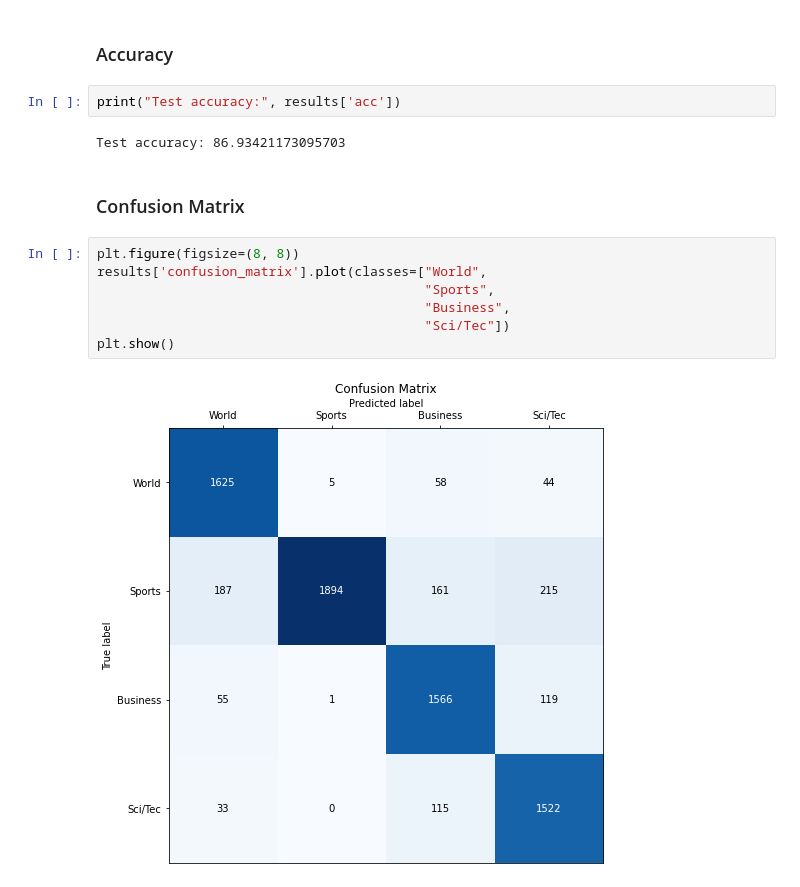
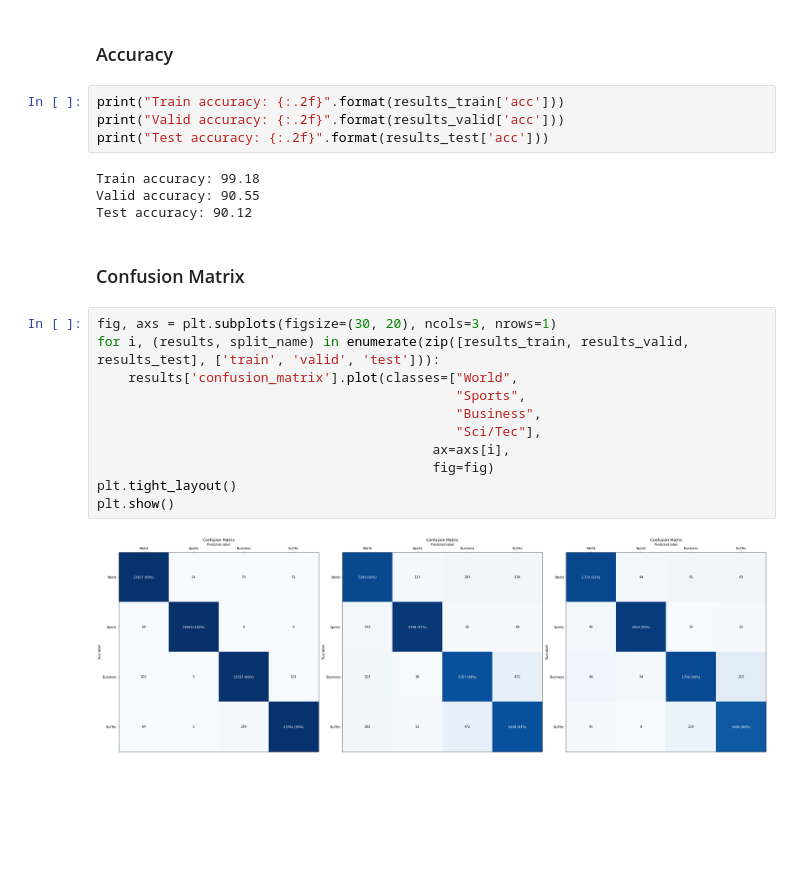
Before and after one commit to juancruzsosa/torchero, a Jupyter notebook: examples/notebooks/Text Classification using torchtext and torchero.ipynb, the cells around one changed output. Cells and saved outputs as stored; diff of their text form; blank space fills up the shorter version.

```diff
--- a/examples/notebooks/Text Classification using torchtext and torchero.ipynb
+++ b/examples/notebooks/Text Classification using torchtext and torchero.ipynb
@@ -128,17 +145,25 @@ results = trainer.evaluate(test_dl, metrics=['categorical_accuracy_percentage',
 # %% [markdown]
 ### Accuracy ###
-# %%
-print("Test accuracy:", results['acc'])
-# %% [output]
-Test accuracy: 86.93421173095703
+# %%
+print("Train accuracy: {:.2f}".format(results_train['acc']))
+print("Valid accuracy: {:.2f}".format(results_valid['acc']))
+print("Test accuracy: {:.2f}".format(results_test['acc']))
+# %% [output]
+Train accuracy: 99.18
+Valid accuracy: 90.55
+Test accuracy: 90.12
 # %% [markdown]
 ### Confusion Matrix ###
-# %%
-plt.figure(figsize=(8, 8))
-results['confusion_matrix'].plot(classes=["World",
-                                          "Sports",
-                                          "Business",
-                                          "Sci/Tec"])
-plt.show()
-# %% [output]
-[figure, removed]
+# %%
+fig, axs = plt.subplots(figsize=(30, 20), ncols=3, nrows=1)
+for i, (results, split_name) in enumerate(zip([results_train, results_valid, results_test], ['train', 'valid', 'test'])):
+    results['confusion_matrix'].plot(classes=["World",
+                                              "Sports",
+                                              "Business",
+                                              "Sci/Tec"],
+                                           ax=axs[i],
+                                           fig=fig)
+plt.tight_layout()
+plt.show()
+# %% [output]
+[figure, added]
```
Also changed, not shown: parts of 14 cells of this notebook.
